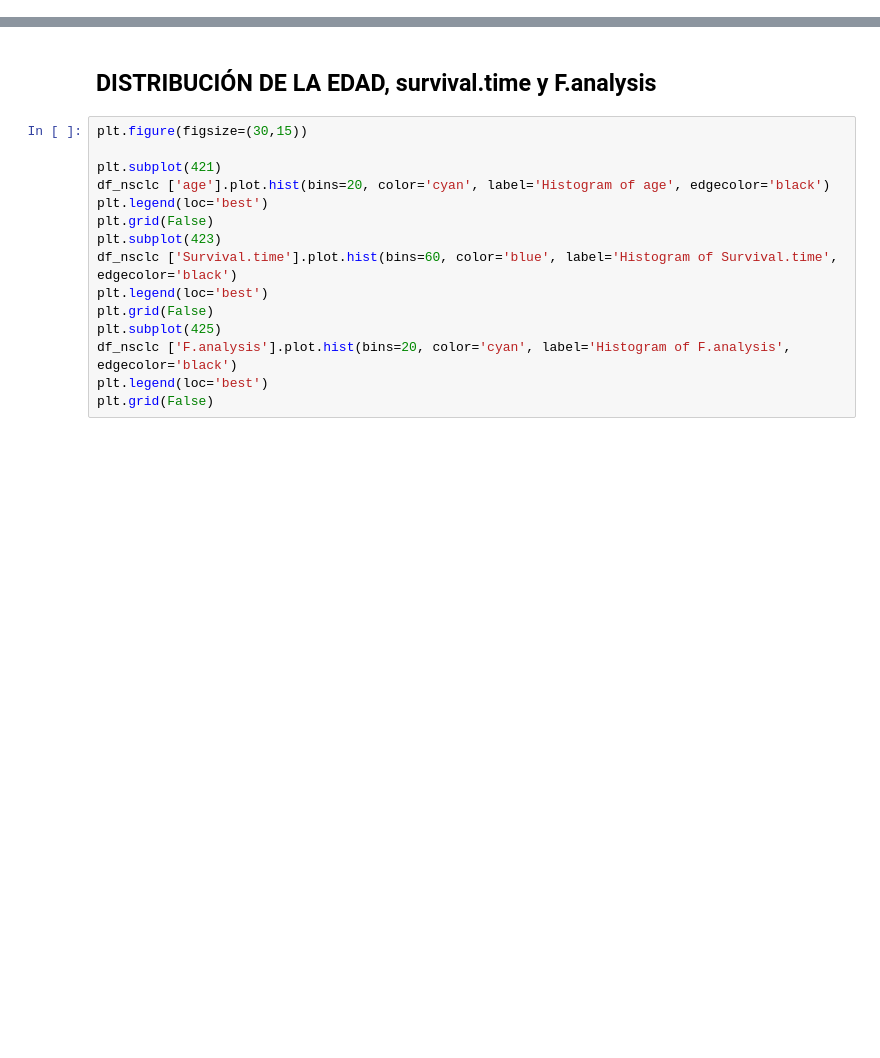
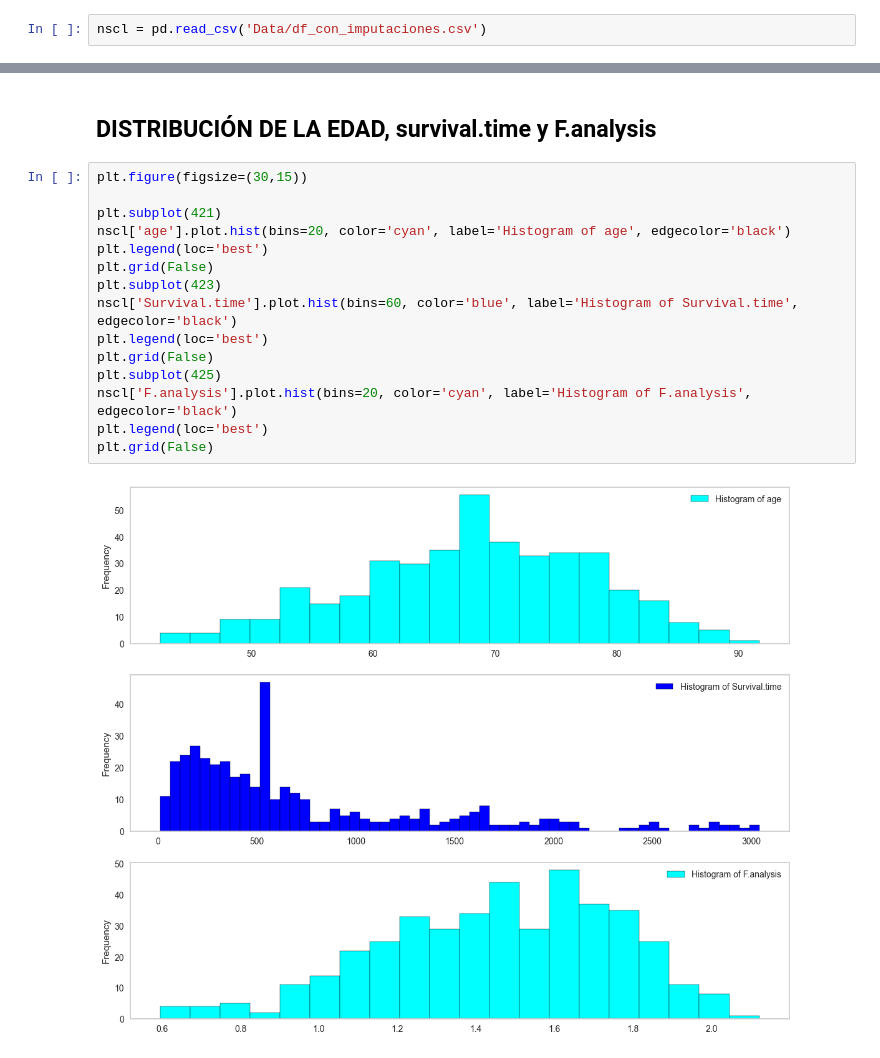
Before and after one commit to diosimar/Fractal-analysis-AI-NSCLC, a Jupyter notebook: EDA.ipynb, the cells around one changed output, grey strips where cells are left out. Drawn from its saved outputs; the diff is of its cells as text; blank space fills up the shorter version.

```diff
--- a/EDA.ipynb
+++ b/EDA.ipynb
@@ -296,3 +296,5 @@ Data columns (total 11 columns):
  10  F.analysis        421 non-null    float64
 dtypes: float64(3), int64(4), object(4)
 memory usage: 39.5+ KB
+# %%
+nscl = pd.read_csv('Data/df_con_imputaciones.csv')
@@ -301,15 +331,17 @@ memory usage: 39.5+ KB
 # %%
 plt.figure(figsize=(30,15))
 
 plt.subplot(421)
-df_nsclc ['age'].plot.hist(bins=20, color='cyan', label='Histogram of age', edgecolor='black')
+nscl['age'].plot.hist(bins=20, color='cyan', label='Histogram of age', edgecolor='black')
 plt.legend(loc='best')
 plt.grid(False)
 plt.subplot(423)
-df_nsclc ['Survival.time'].plot.hist(bins=60, color='blue', label='Histogram of Survival.time', edgecolor='black')
+nscl['Survival.time'].plot.hist(bins=60, color='blue', label='Histogram of Survival.time', edgecolor='black')
 plt.legend(loc='best')
 plt.grid(False)
 plt.subplot(425)
-df_nsclc ['F.analysis'].plot.hist(bins=20, color='cyan', label='Histogram of F.analysis', edgecolor='black')
+nscl['F.analysis'].plot.hist(bins=20, color='cyan', label='Histogram of F.analysis', edgecolor='black')
 plt.legend(loc='best')
 plt.grid(False)
+# %% [output]
+[figure, added]
```
Also changed, not shown: parts of 4 cells of this notebook, 1 other file.
